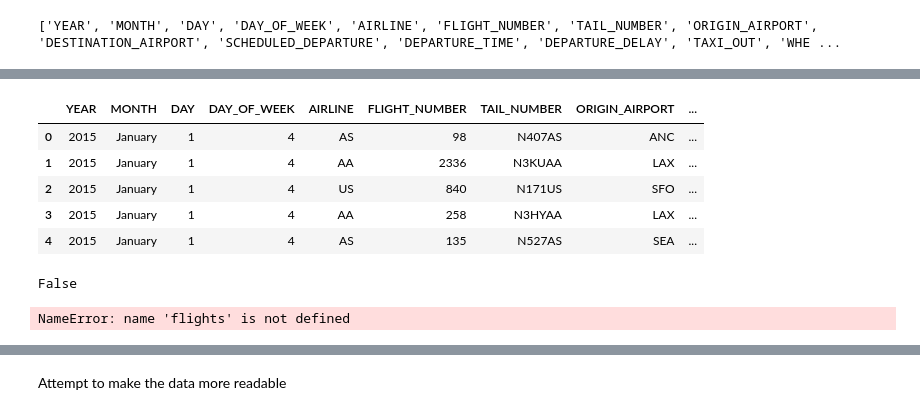
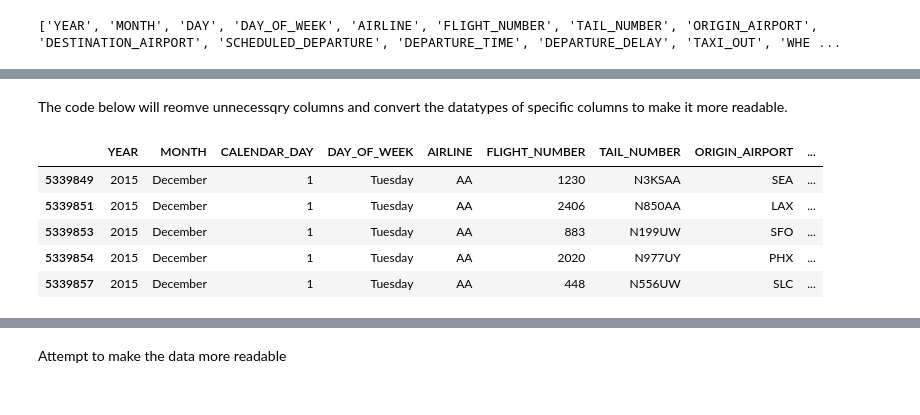
Before and after one commit to Ethangandi/Flights_BI, a Jupyter notebook: Data_Cleaning.ipynb, the cells around one changed output, grey strips where cells are left out. Saved outputs shown, nothing was run; the diff lists cells and outputs as text; code cells hidden in the pictures.

```diff
--- a/Data_Cleaning.ipynb
+++ b/Data_Cleaning.ipynb
@@ -6,10 +6,10 @@ import matplotlib.pyplot as plt
 
 
 
-flights= pd.read_csv("H:/Projects/Airline/Data/flights.csv")
+flights= pd.read_csv("./flights.csv")
 
 #changes the way the df is printed, so it shows all cols without wrapping
 pd.set_option('display.max_columns', None)
 pd.set_option('display.width', 1000)
-flights.head()
+flights.shape
 # %% [output]
@@ -38,33 +82,29 @@ print(flights.columns.tolist())
+# %% [markdown]
+The code below will reomve unnecessqry columns and convert the datatypes of specific columns to make it more readable.
 # %%
 #removing cols that arent going to be used
-flights = flights.drop(["TAXI_OUT", "WHEELS_OFF", "TAXI_IN"], axis=1)
+comparison_db = comparison_db.drop(["TAXI_OUT", "WHEELS_OFF", "TAXI_IN","WHEELS_ON"], axis=1)
 
 #change the month from an int to a string
 import calendar
-flights["MONTH"] = flights["MONTH"].apply(lambda x: calendar.month_name[int(x)])
+comparison_db["MONTH"] = comparison_db["MONTH"].apply(lambda x: calendar.month_name[int(x)])
 
-#doesnt work?????
-import datetime
-#seeing the values to see what function to use
-flights["DAY_OF_WEEK"].value_counts()
-
-# Convert to datetime
-flights["DAY_OF_WEEK"] = pd.to_datetime(flights["DAY_OF_WEEK"])
-
-# Extract day of the week (Monday=1, Sunday=7)
-flights["DAY_OF_WEEK"] = flights["DAY_OF_WEEK"].dt.weekday+1
+'''the function "day_name" accepts ints between 0-6, and the data has ints of 1-7 so the '-1' in the lambda is there to convert the..
+#desired format'''
+comparison_db["DAY_OF_WEEK"] = comparison_db["DAY_OF_WEEK"].apply(lambda x: calendar.day_name[int(x)-1])
 
 #renaming cols to be more accurate
-flights.rename(columns={
+comparison_db.rename(columns={
     "AIR_TIME": "AIR_TIME(mins)",
     "DISTANCE": "DISTANCE(mi)",
-    "DEPARTURE_DELAY": "DEPARTURE_DELAY(mins)"
+    "DEPARTURE_DELAY": "DEPARTURE_DELAY(mins)",
+    "DAY":"CALENDAR_DAY"
 }, inplace=True)
-flights.head()
+comparison_db.head()
 # %% [output]
-|  | YEAR | MONTH | DAY | DAY_OF_WEEK | AIRLINE | FLIGHT_NUMBER | TAIL_NUMBER | ORIGIN_AIRPORT | ... |
-| 0 | 2015 | January | 1 | 4 | AS | 98 | N407AS | ANC | ... |
-| 1 | 2015 | January | 1 | 4 | AA | 2336 | N3KUAA | LAX | ... |
-| 2 | 2015 | January | 1 | 4 | US | 840 | N171US | SFO | ... |
-| 3 | 2015 | January | 1 | 4 | AA | 258 | N3HYAA | LAX | ... |
-| 4 | 2015 | January | 1 | 4 | AS | 135 | N527AS | SEA | ... |
+|  | YEAR | MONTH | CALENDAR_DAY | DAY_OF_WEEK | AIRLINE | FLIGHT_NUMBER | TAIL_NUMBER | ORIGIN_AIRPORT | ... |
+| 5339849 | 2015 | December | 1 | Tuesday | AA | 1230 | N3KSAA | SEA | ... |
+| 5339851 | 2015 | December | 1 | Tuesday | AA | 2406 | N850AA | LAX | ... |
+| 5339853 | 2015 | December | 1 | Tuesday | AA | 883 | N199UW | SFO | ... |
+| 5339854 | 2015 | December | 1 | Tuesday | AA | 2020 | N977UY | PHX | ... |
+| 5339857 | 2015 | December | 1 | Tuesday | AA | 448 | N556UW | SLC | ... |
@@ -82,33 +111,2 @@ flights["DEPARTURE_TIME"] = pd.to_datetime(flights["DEPARTURE_TIME"].astype(str)
-# %%
-
-# See if the values in the Destination airport, and iata _code col match
-#so we can preform an inner merge of the flights and airpors dataset
-
-# Get unique values from flights and airports
-unique_destinations = flights["DESTINATION_AIRPORT"].unique()
-airport_list = airports["IATA_CODE"].unique()
-
-# Check if all values in unique_destinations are present in airport_list
-all_present = np.isin(unique_destinations, airport_list).all()
-
-#if TRUE we can use iata to merge the 2 datasets
-print(all_present)
-# %% [output]
-False
-# %%
-#subsetting the dataset since it is too large to process it all
-
-# I've decided to compare AmericanAirlines with Southwest
-airlines=["WN","AA"]
-comparison_db = flights.loc[(flights["AIRLINE"].isin(airlines))& (flights["MONTH"] == 12)]
-
-
-
-#df is still  too large after only selecting 2 airlines
-#we are only sellecting one month now
-
-comparison_db.shape
-# %% [output]
-NameError: name 'flights' is not defined
 # %%
 comparison_db=pd.merge(comparison_db,airports,left_on='DESTINATION_AIRPORT',right_on='IATA_CODE',how="inner")
```
Also changed, not shown: parts of 11 cells of this notebook, 2 other files.
